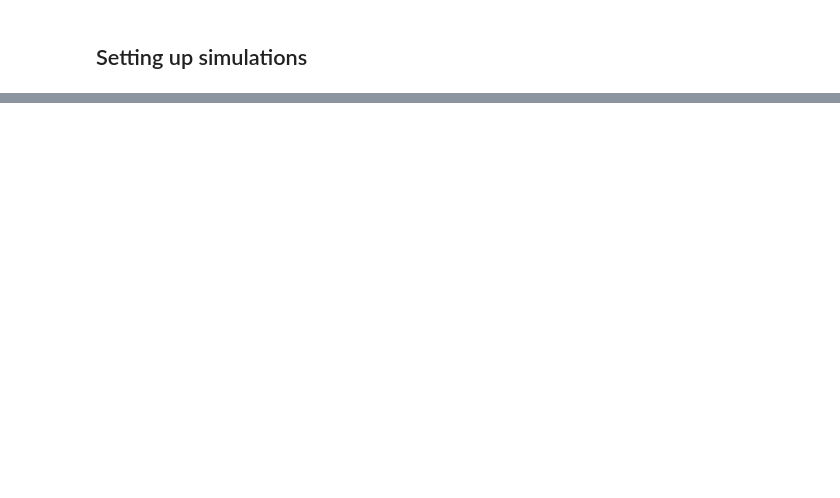
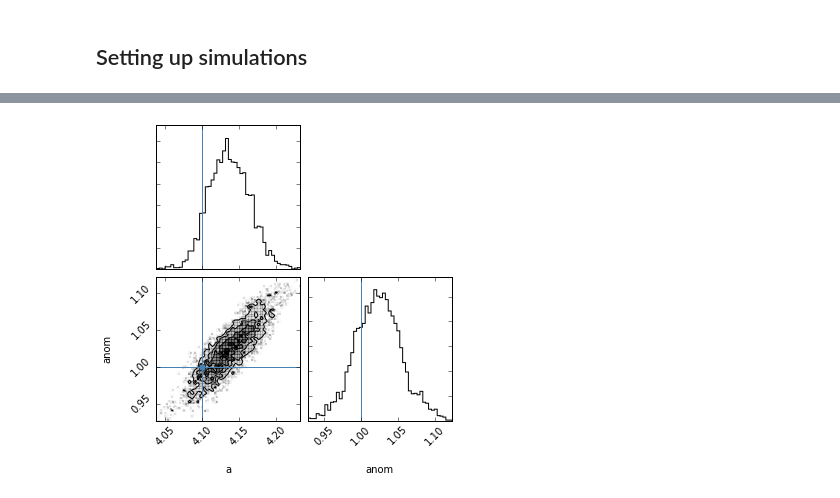
Before and after one commit to toni88x/rebound, a Jupyter notebook: python_examples/LangevinMCMC-2nd-logp-proposal.ipynb, the cells around one changed output, grey strips where cells are left out. Cells and saved outputs as stored; diff of their text form; code cells hidden in the pictures; blank space fills up the shorter version.

```diff
--- a/python_examples/LangevinMCMC-2nd-logp-proposal.ipynb
+++ b/python_examples/LangevinMCMC-2nd-logp-proposal.ipynb
@@ -289,0 +302,6 @@ display(w)
+# %%
+import triangle
+ndim, nsamples = 5, 10000
+figure = triangle.corner(chain, labels=theta_names, truths=theta_actual)
+# %% [output]
+[figure, added]
```
Also changed, not shown: parts of 10 cells of this notebook.
